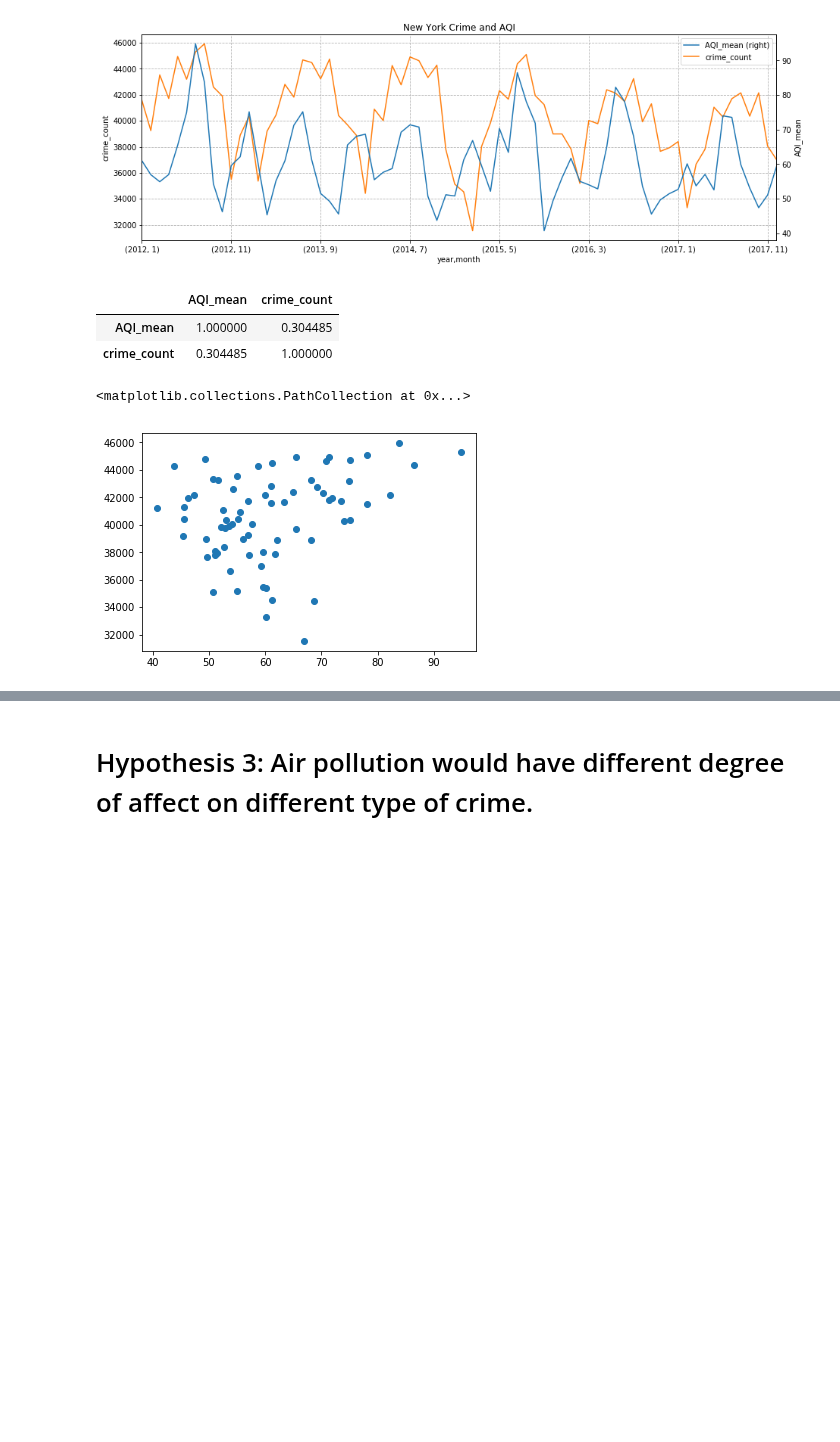
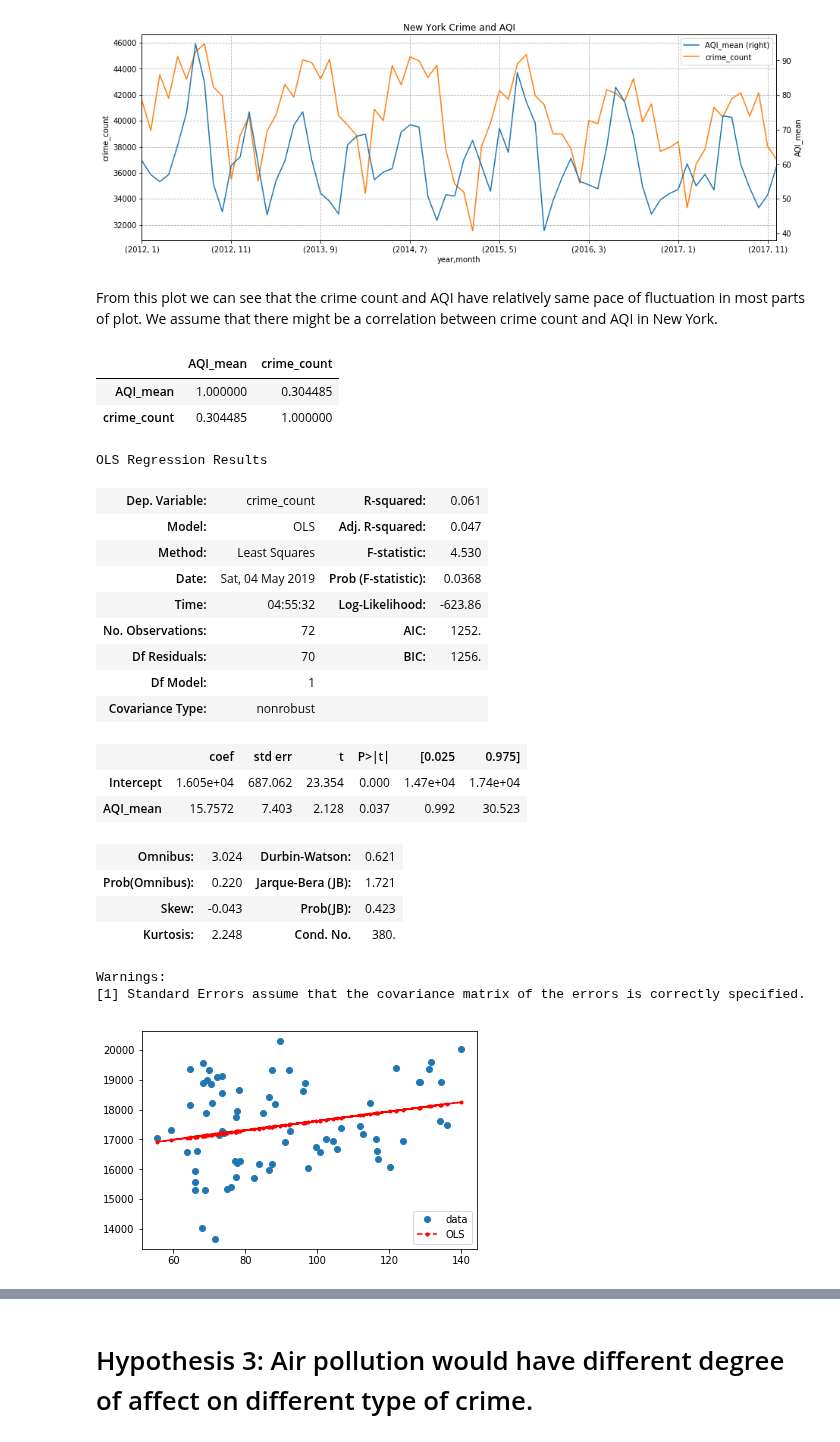
Before and after one commit to AprilW048/Final_Project, a Jupyter notebook: Air Pollution.ipynb, the cells around one changed output, grey strips where cells are left out. Drawn from its saved outputs; the diff is of its cells as text; code cells hidden in the pictures; blank space fills up the shorter version.

```diff
--- a/Air Pollution.ipynb
+++ b/Air Pollution.ipynb
@@ -289,14 +314,34 @@ NYC_crime_airpollution.head()
 crime_airpollution_plot(NYC_crime_airpollution,'New York')
 # %% [output]
 [figure]
+# %% [markdown]
+From this plot we can see that the crime count and AQI have relatively same pace of fluctuation in most parts of plot. We assume that there might be a correlation between crime count and AQI in New York.
 # %%
 NYC_crime_airpollution.corr()
 # %% [output]
 |  | AQI_mean | crime_count |
 | AQI_mean | 1.000000 | 0.304485 |
 | crime_count | 0.304485 | 1.000000 |
-# %%
-plt.scatter(NYC_crime_airpollution.AQI_mean, NYC_crime_airpollution.crime_count)
-# %% [output]
-<matplotlib.collections.PathCollection at 0x...>
-[figure, removed]
+# %%
+crime_airpollution_ols_plot(LA_crime_airpollution).summary()
+# %% [output]
+OLS Regression Results
+| Dep. Variable: | crime_count | R-squared: | 0.061 |
+| Model: | OLS | Adj. R-squared: | 0.047 |
+| Method: | Least Squares | F-statistic: | 4.530 |
+| Date: | Sat, 04 May 2019 | Prob (F-statistic): | 0.0368 |
+| Time: | 04:55:32 | Log-Likelihood: | -623.86 |
+| No. Observations: | 72 | AIC: | 1252. |
+| Df Residuals: | 70 | BIC: | 1256. |
+| Df Model: | 1 |  |  |
+| Covariance Type: | nonrobust |  |  |
+|  | coef | std err | t | P>|t| | [0.025 | 0.975] |
+| Intercept | 1.605e+04 | 687.062 | 23.354 | 0.000 | 1.47e+04 | 1.74e+04 |
+| AQI_mean | 15.7572 | 7.403 | 2.128 | 0.037 | 0.992 | 30.523 |
+| Omnibus: | 3.024 | Durbin-Watson: | 0.621 |
+| Prob(Omnibus): | 0.220 | Jarque-Bera (JB): | 1.721 |
+| Skew: | -0.043 | Prob(JB): | 0.423 |
+| Kurtosis: | 2.248 | Cond. No. | 380. |
+Warnings:
+[1] Standard Errors assume that the covariance matrix of the errors is correctly specified.
+[figure, added]
```
Also changed, not shown: parts of 26 cells of this notebook.
